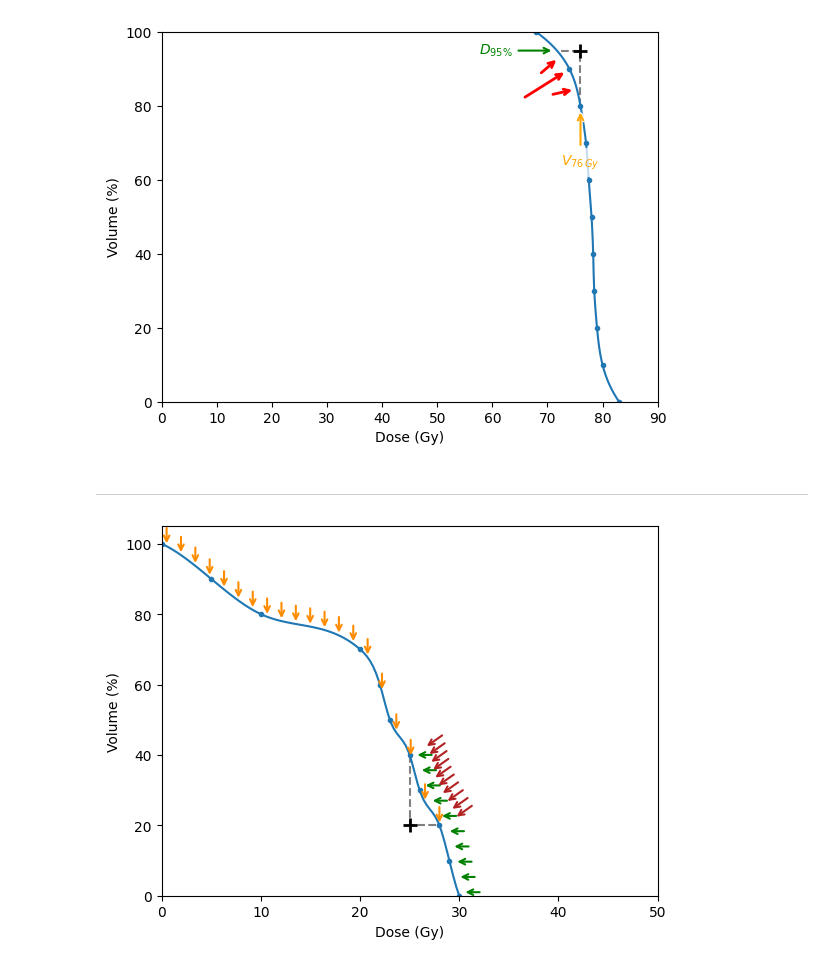
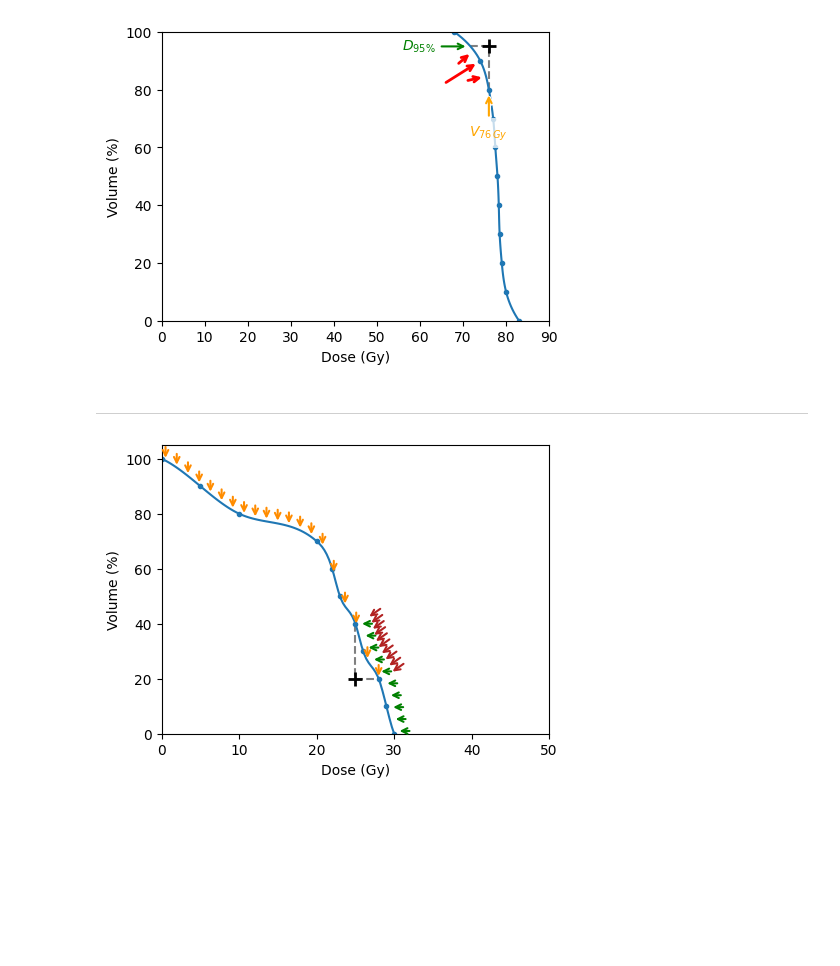
Before and after one commit to pauldubois98/PhD, a Jupyter notebook: 3_dosimetry_optimization/constraint_visualization_nb.ipynb, the cells around one changed output. Saved outputs shown, nothing was run; the diff lists cells and outputs as text; code cells hidden in the pictures; blank space fills up the shorter version.

Commit message:
changed all fig sizes

```diff
--- a/3_dosimetry_optimization/constraint_visualization_nb.ipynb
+++ b/3_dosimetry_optimization/constraint_visualization_nb.ipynb
@@ -2,6 +2,9 @@
 import numpy as np
 import matplotlib.pyplot as plt
 from scipy.interpolate import make_interp_spline
+# %%
+SIZE = 5
+FIGSIZE = (SIZE, SIZE * 4.8/6.4)
 # %%
 # fake data
 d = np.array([0, 5, 10, 20, 22, 23, 25, 26, 28, 29, 30])
@@ -76,4 +81,5 @@ plt.show()
 # %%
+plt.figure(figsize=FIGSIZE)
 # fake data 3
 d3 = np.array([68, 74, 76, 77, 77.5, 78, 78.3, 78.5, 79, 80, 83])
 v3 = 100-100*np.arange(len(d))/(len(d)-1)
@@ -109,33 +115,34 @@ plt.xlim(0, 90)
 plt.savefig('constraint_plot_min.pdf', bbox_inches='tight')
 plt.show()
 # %% [output]
-[figure, old version]
+[figure, new version]
 # %% [markdown]
 -----
 # %%
+plt.figure(figsize=FIGSIZE)
 # constraint ticks
 plt.plot([25, 25, d[8]], [40, 20, 20], color='grey', linestyle='--')
 plt.plot(25, 20, '+', color='k', ms=10, markeredgewidth=2)
 # constraint "pushing" arrows
 for x in np.linspace(0.5, d[8], 20):
     plt.annotate("", xy=(x, spl(x)), xytext=(x, spl(x)+6), arrowprops=dict(arrowstyle="->", color='darkorange', lw=1.5))
 for y in np.linspace(1, 40, 10):
     plt.annotate("", xy=(spl_(y)+0.5, y), xytext=(spl_(y)+2.5, y), arrowprops=dict(arrowstyle="->", color='green', lw=1.5))
 for y in np.linspace(20, 40, 10):
     plt.annotate("", xy=(spl_(y)+1.5, y+2), xytext=(spl_(y)+3.5, y+6), arrowprops=dict(arrowstyle="->", color='firebrick', lw=1.5))
 # DVH + DVH points
 c = plt.plot(d_smooth, v_smooth)
 plt.plot(d, v, ".", color=c[0].get_color())
 
 # axes labels
 plt.xlabel('Dose (Gy)')
 plt.ylabel('Volume (%)')
 # axes limits
 plt.ylim(0, 105)
 plt.xlim(0, 50)
 
 plt.savefig('constraint_penalization_plot.pdf', bbox_inches='tight')
 plt.show()
 # %% [output]
-[figure, old version]
+[figure, new version]
 # %%
```
Also changed, not shown: parts of 5 cells of this notebook.
